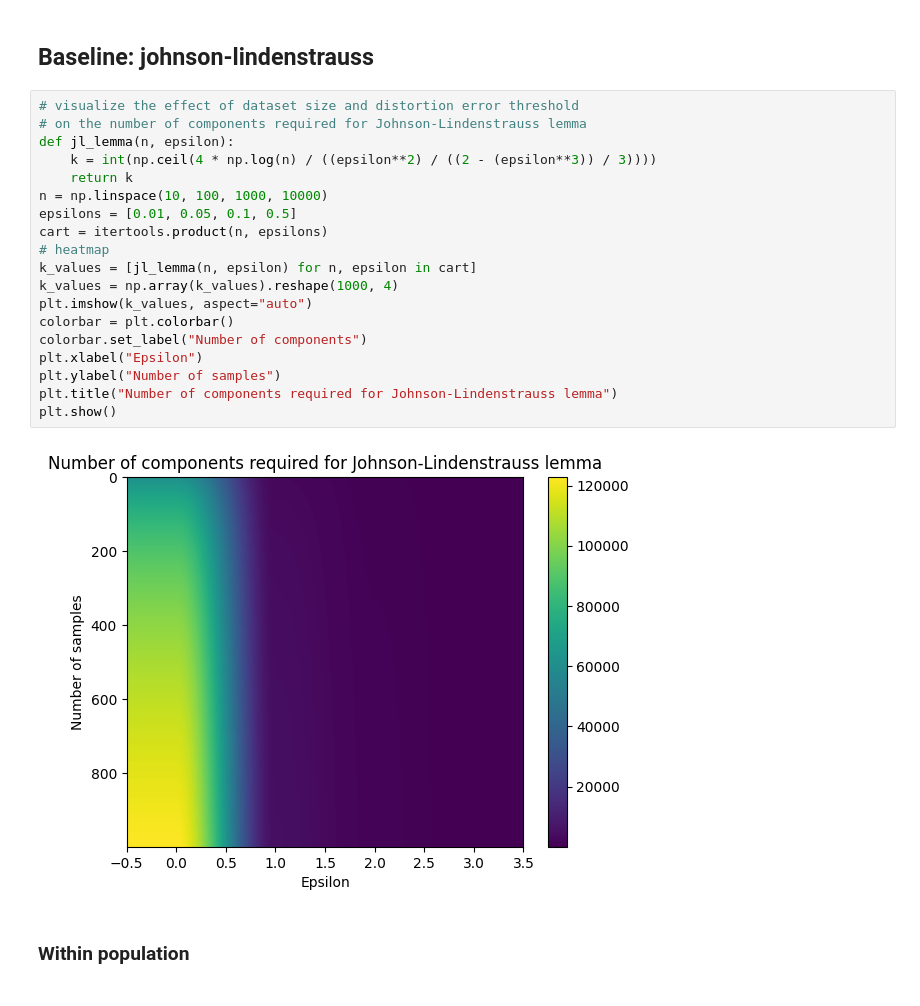
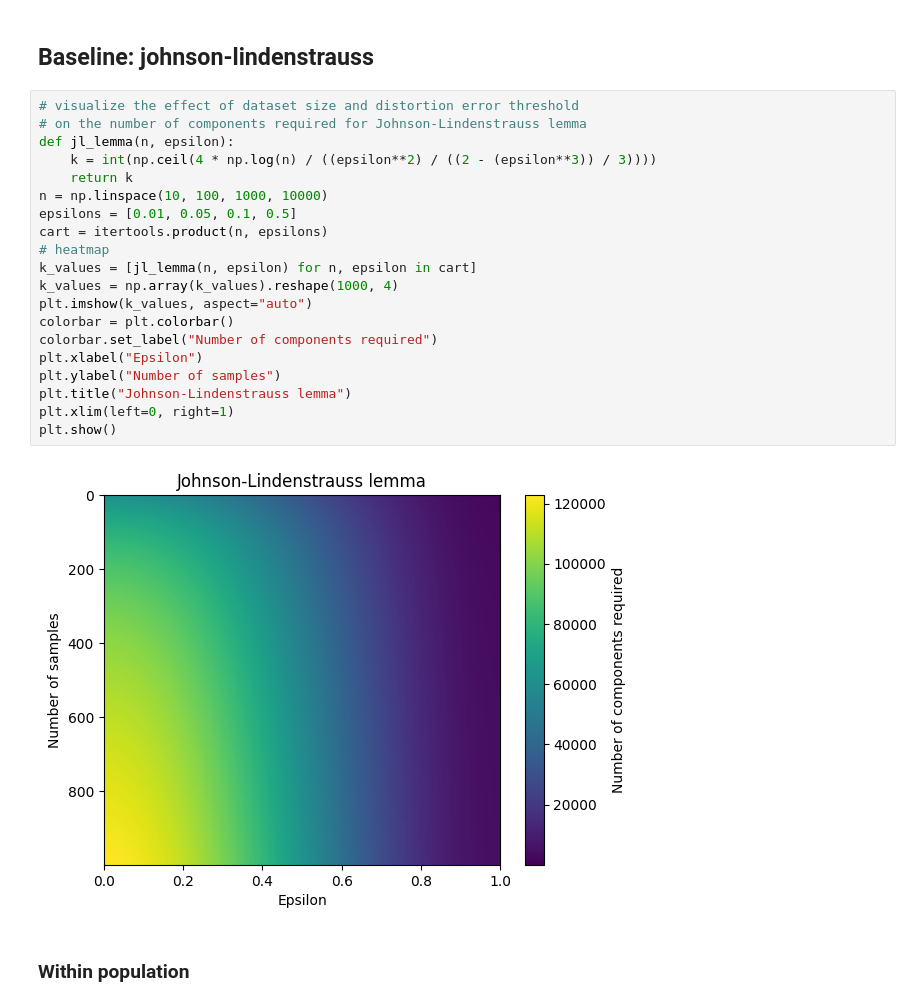
Before and after one commit to jakekrol/csci-7000-006-neurosymbolic-nlp, a Jupyter notebook: evaluation.ipynb, the cells around one changed output. Cells and saved outputs as stored; diff of their text form.

```diff
--- a/evaluation.ipynb
+++ b/evaluation.ipynb
@@ -125,24 +201,25 @@ sample_pairs_global[:5]
 # %%
 # visualize the effect of dataset size and distortion error threshold
 # on the number of components required for Johnson-Lindenstrauss lemma
 def jl_lemma(n, epsilon):
     k = int(np.ceil(4 * np.log(n) / ((epsilon**2) / ((2 - (epsilon**3)) / 3))))
     return k
 n = np.linspace(10, 100, 1000, 10000)
 epsilons = [0.01, 0.05, 0.1, 0.5]
 cart = itertools.product(n, epsilons)
 # heatmap
 k_values = [jl_lemma(n, epsilon) for n, epsilon in cart]
 k_values = np.array(k_values).reshape(1000, 4)
 plt.imshow(k_values, aspect="auto")
 colorbar = plt.colorbar()
-colorbar.set_label("Number of components")
+colorbar.set_label("Number of components required")
 plt.xlabel("Epsilon")
 plt.ylabel("Number of samples")
-plt.title("Number of components required for Johnson-Lindenstrauss lemma")
+plt.title("Johnson-Lindenstrauss lemma")
+plt.xlim(left=0, right=1)
 plt.show()
 # %% [output]
-[figure, old version]
+[figure, new version]
 # %% [markdown]
 ### Within population
 # %%
```
Also changed, not shown: parts of 17 cells of this notebook, 1 other file.
